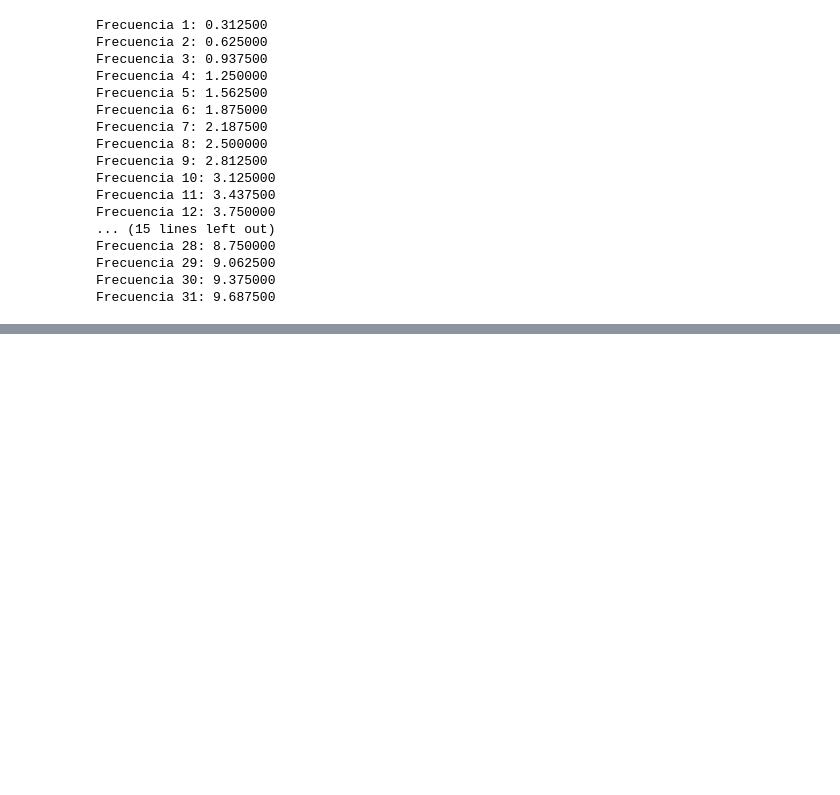
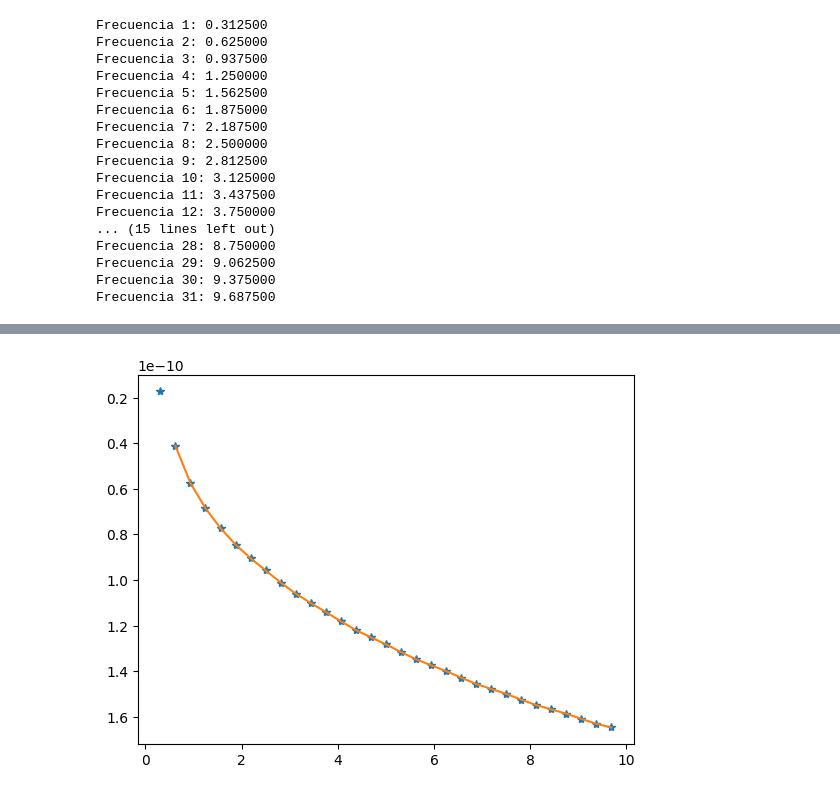
Before and after one commit to seismomat/IBEM, a Jupyter notebook: IBEM_General.ipynb, the cells around one changed output, grey strips where cells are left out. Cells and saved outputs as stored; diff of their text form; code cells hidden in the pictures; blank space fills up the shorter version.

```diff
--- a/IBEM_General.ipynb
+++ b/IBEM_General.ipynb
@@ -251,0 +494,11 @@ for i in range(len(f)):
+# %%
+#Sacando el conjugado:
+E1Aconj=E1A.conjugate()
+plt.plot(f,abs(E1A),'*')
+E1AC=E1Aconj[1:]
+plt.plot(f[1:],abs(E1AC))
+plt.gca().invert_yaxis()
+
+plt.show()
+# %% [output]
+[figure, added]
```
Also changed, not shown: parts of 18 cells of this notebook.
